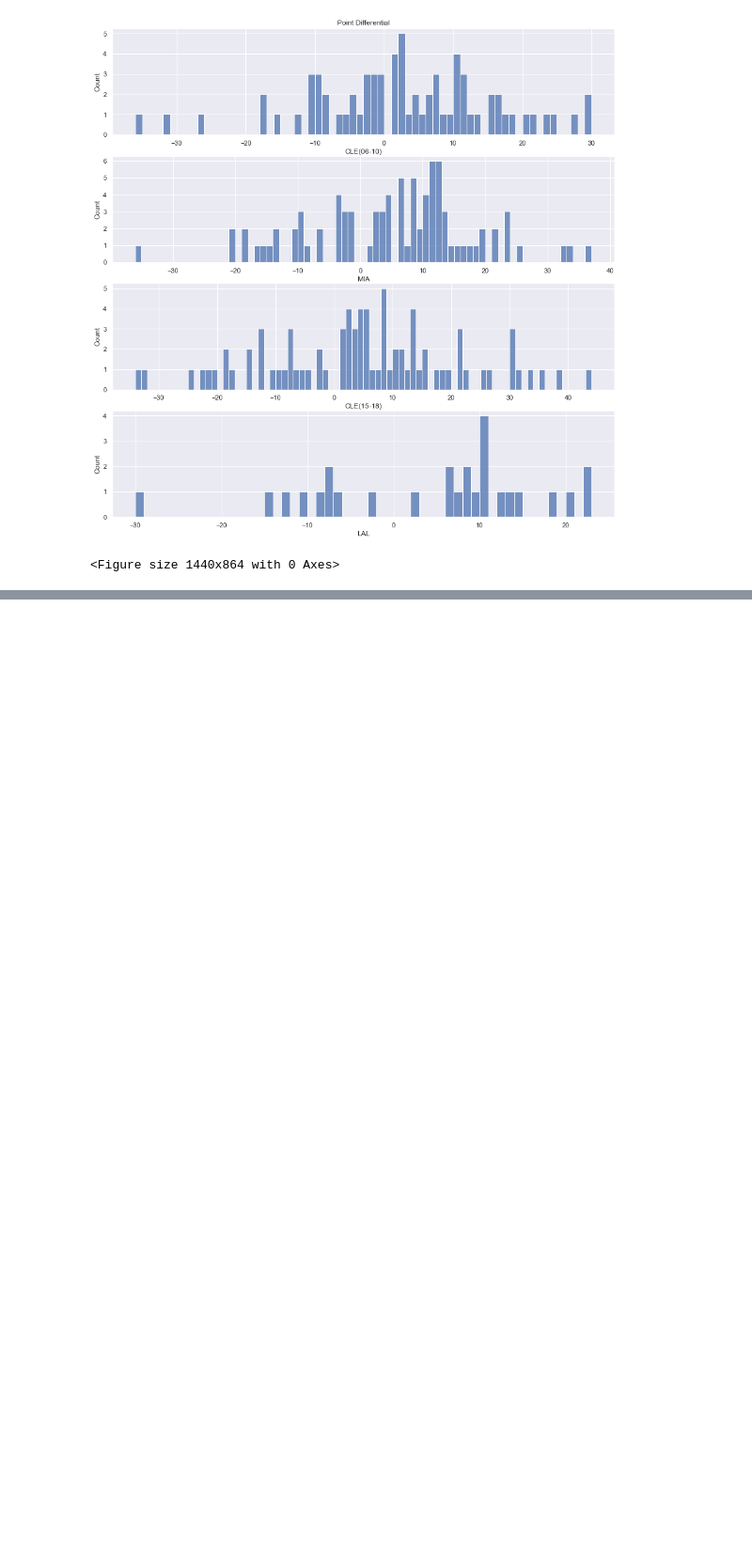
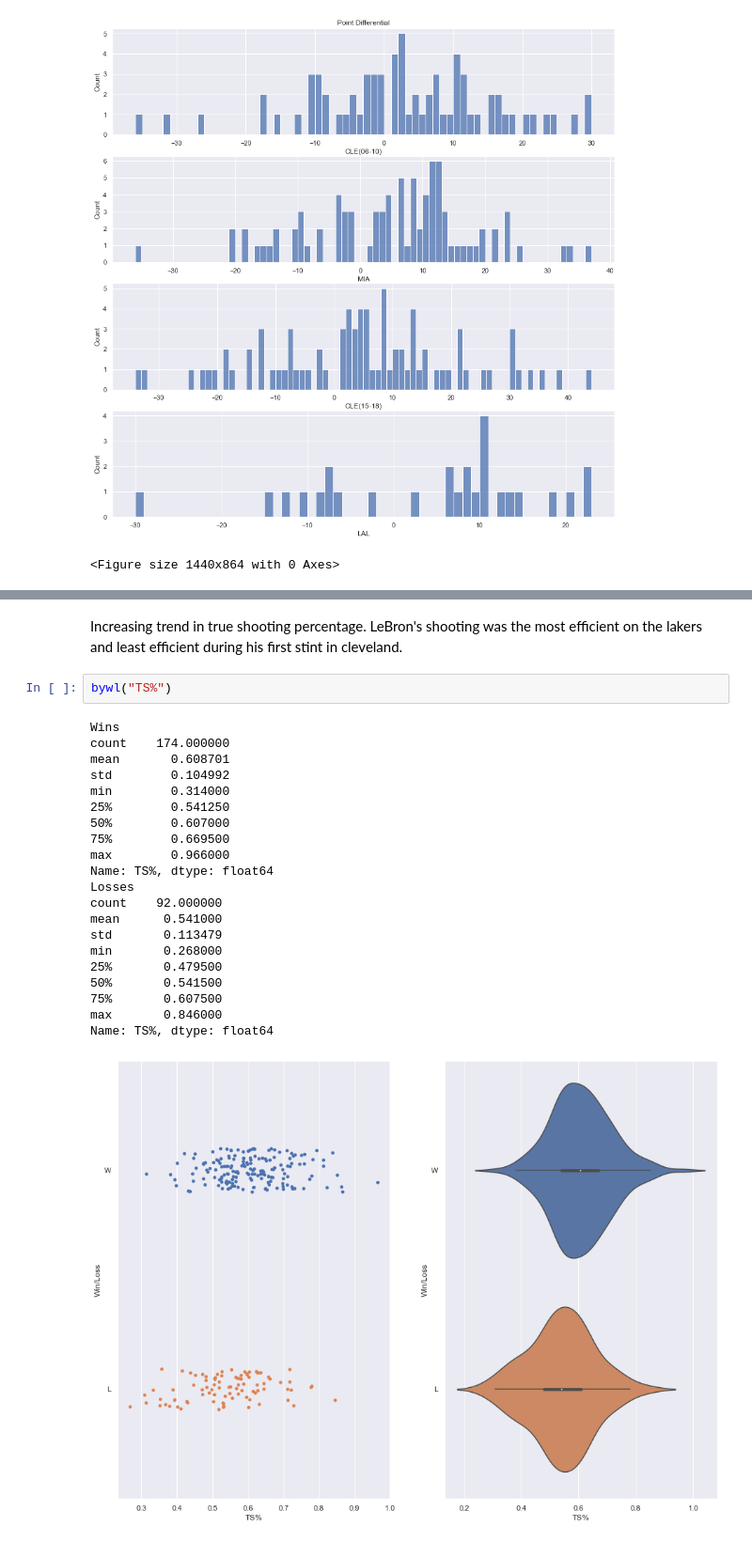
Before and after one commit to wwaihoe/LeBron-Playoffs-Stats, a Jupyter notebook: Data Analysis.ipynb, the cells around one changed output, grey strips where cells are left out. Shown at 94% size. Saved outputs shown, nothing was run; the diff lists cells and outputs as text; blank space fills up the shorter version.

```diff
--- a/Data Analysis.ipynb
+++ b/Data Analysis.ipynb
@@ -176,0 +211,26 @@ Name: PTS, dtype: float64
+# %% [markdown]
+Increasing trend in true shooting percentage. LeBron's shooting was the most efficient on the lakers and least efficient during his first stint in cleveland.
+# %%
+bywl("TS%")
+# %% [output]
+Wins
+count    174.000000
+mean       0.608701
+std        0.104992
+min        0.314000
+25%        0.541250
+50%        0.607000
+75%        0.669500
+max        0.966000
+Name: TS%, dtype: float64
+Losses
+count    92.000000
+mean      0.541000
+std       0.113479
+min       0.268000
+25%       0.479500
+50%       0.541500
+75%       0.607500
+max       0.846000
+Name: TS%, dtype: float64
+[figure, added]
```
Also changed, not shown: parts of 42 cells of this notebook, 1 other file.
